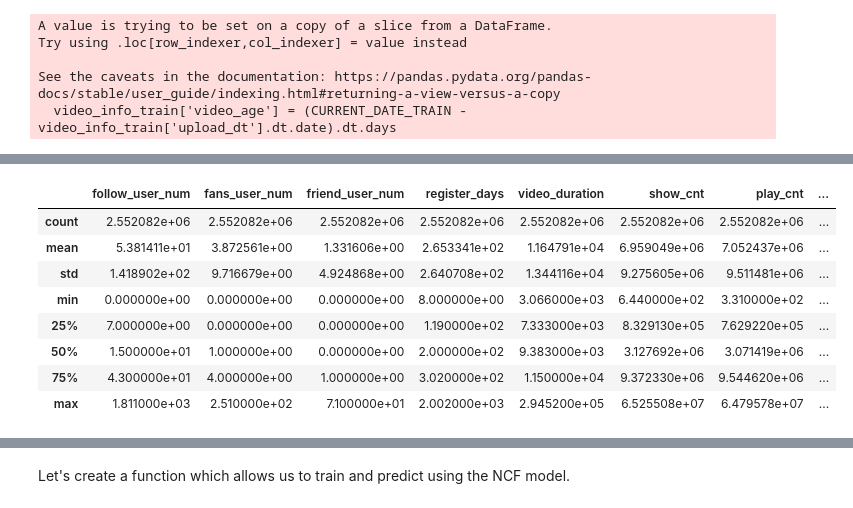
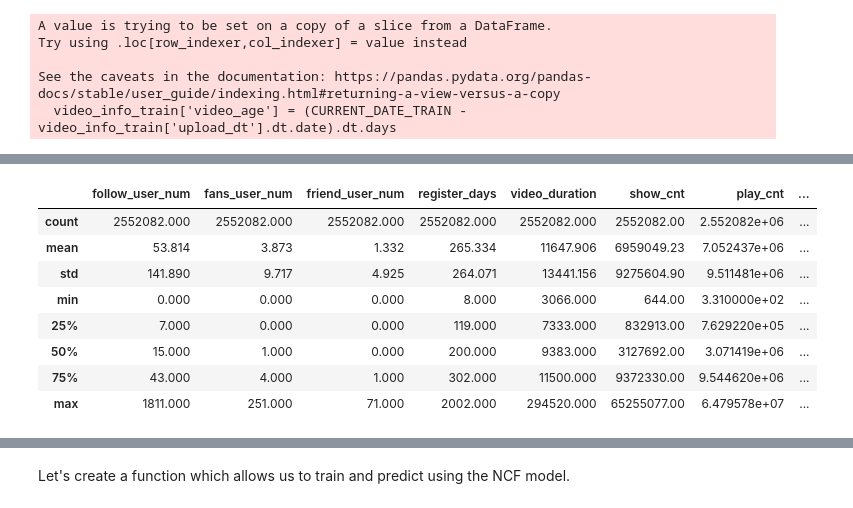
Before and after one commit to jiaawe/kuaishou-recommender, a Jupyter notebook: model/model_ncf_v2.ipynb, the cells around one changed output, grey strips where cells are left out. Cells and saved outputs as stored; diff of their text form; code cells hidden in the pictures.

```diff
--- a/model/model_ncf_v2.ipynb
+++ b/model/model_ncf_v2.ipynb
@@ -116,14 +80,3 @@ train_processed = pd.get_dummies(train, columns=['user_active_degree', 'time_per
 
 # Remove the column for user_active_degree = UNKNOWN
 train_processed = train_processed.drop(columns=['user_active_degree_UNKNOWN'])
-# %%
-train_processed = train_processed.drop(columns=['author_id', 'video_type',
-                                    'video_tag_name',
-                                    'manual_cover_text', 'caption', 'topic_tag',
-                                    'first_level_category_name', 'second_level_category_name', 'third_level_category_name',
-                                    'english_caption', 'english_first_level_category_name',
-                                    'english_second_level_category_name',
-                                    'english_third_level_category_name', 'english_topic_tag',
-                                    'top_3_categories',
-                                    'play_duration', 'hour', 'day_of_week'
-                                    ])
@@ -136,19 +87,19 @@ Note that we scale the validation data with the scaler fitted to the training da
 # %%
 train_processed[['follow_user_num',
        'fans_user_num', 'friend_user_num', 'register_days', 'video_duration',
        'show_cnt', 'play_cnt', 'like_cnt', 'comment_cnt',
        'share_cnt', 'follow_cnt', 'collect_cnt', 'count_afternoon_views', 'count_evening_views', 'count_midnight_views',
-       'count_morning_views', 'avg_daily_watch_time']].describe()
+       'count_morning_views', 'avg_daily_watch_time']].describe().round(3)
 # %% [output]
 |  | follow_user_num | fans_user_num | friend_user_num | register_days | video_duration | show_cnt | play_cnt | ... |
-| count | 2.552082e+06 | 2.552082e+06 | 2.552082e+06 | 2.552082e+06 | 2.552082e+06 | 2.552082e+06 | 2.552082e+06 | ... |
-| mean | 5.381411e+01 | 3.872561e+00 | 1.331606e+00 | 2.653341e+02 | 1.164791e+04 | 6.959049e+06 | 7.052437e+06 | ... |
-| std | 1.418902e+02 | 9.716679e+00 | 4.924868e+00 | 2.640708e+02 | 1.344116e+04 | 9.275605e+06 | 9.511481e+06 | ... |
-| min | 0.000000e+00 | 0.000000e+00 | 0.000000e+00 | 8.000000e+00 | 3.066000e+03 | 6.440000e+02 | 3.310000e+02 | ... |
-| 25% | 7.000000e+00 | 0.000000e+00 | 0.000000e+00 | 1.190000e+02 | 7.333000e+03 | 8.329130e+05 | 7.629220e+05 | ... |
-| 50% | 1.500000e+01 | 1.000000e+00 | 0.000000e+00 | 2.000000e+02 | 9.383000e+03 | 3.127692e+06 | 3.071419e+06 | ... |
-| 75% | 4.300000e+01 | 4.000000e+00 | 1.000000e+00 | 3.020000e+02 | 1.150000e+04 | 9.372330e+06 | 9.544620e+06 | ... |
-| max | 1.811000e+03 | 2.510000e+02 | 7.100000e+01 | 2.002000e+03 | 2.945200e+05 | 6.525508e+07 | 6.479578e+07 | ... |
+| count | 2552082.000 | 2552082.000 | 2552082.000 | 2552082.000 | 2552082.000 | 2552082.00 | 2.552082e+06 | ... |
+| mean | 53.814 | 3.873 | 1.332 | 265.334 | 11647.906 | 6959049.23 | 7.052437e+06 | ... |
+| std | 141.890 | 9.717 | 4.925 | 264.071 | 13441.156 | 9275604.90 | 9.511481e+06 | ... |
+| min | 0.000 | 0.000 | 0.000 | 8.000 | 3066.000 | 644.00 | 3.310000e+02 | ... |
+| 25% | 7.000 | 0.000 | 0.000 | 119.000 | 7333.000 | 832913.00 | 7.629220e+05 | ... |
+| 50% | 15.000 | 1.000 | 0.000 | 200.000 | 9383.000 | 3127692.00 | 3.071419e+06 | ... |
+| 75% | 43.000 | 4.000 | 1.000 | 302.000 | 11500.000 | 9372330.00 | 9.544620e+06 | ... |
+| max | 1811.000 | 251.000 | 71.000 | 2002.000 | 294520.000 | 65255077.00 | 6.479578e+07 | ... |
 # %%
 scaler = StandardScaler()
 
```
Also changed, not shown: parts of 47 cells of this notebook, 2 other files.
